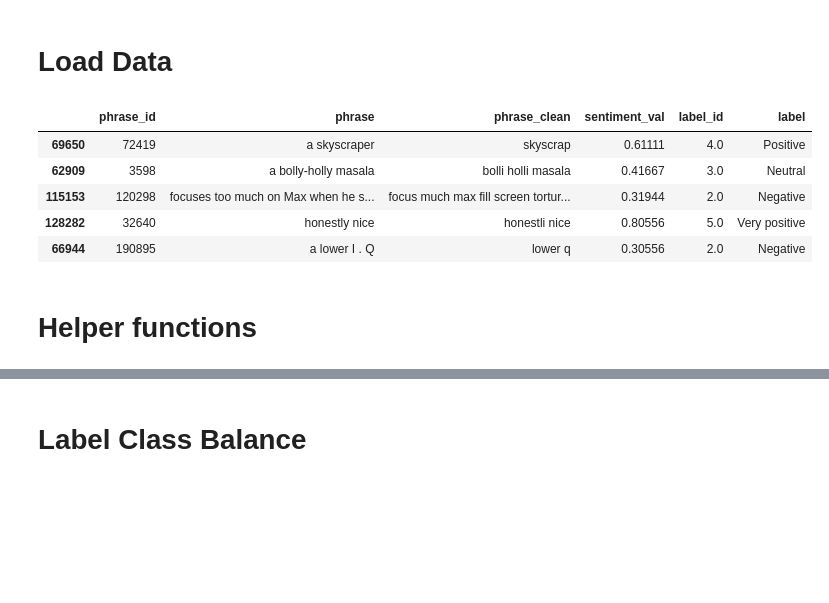
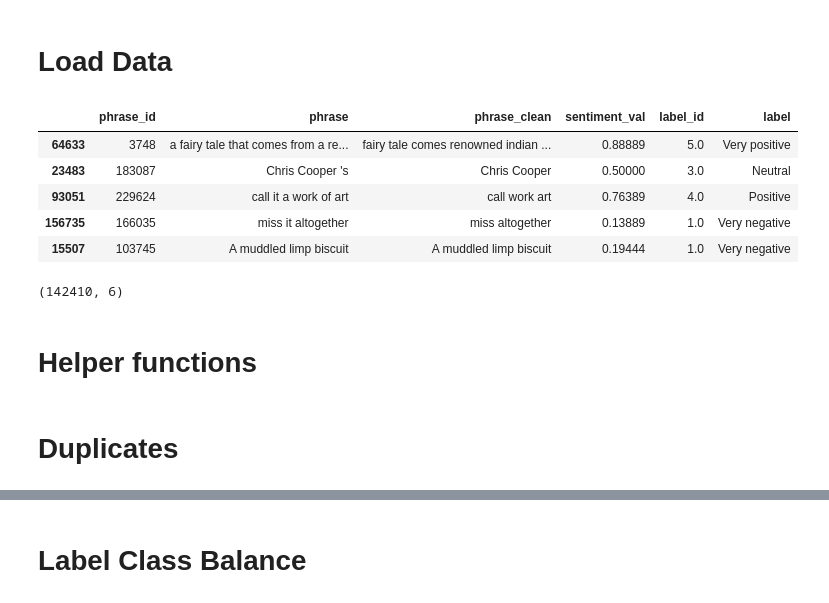
Before and after one commit to oaarnikoivu/dme-sentiment, a Jupyter notebook: EDA.ipynb, the cells around one changed output, grey strips where cells are left out. Cells and saved outputs as stored; diff of their text form; code cells hidden in the pictures; blank space fills up the shorter version.

```diff
--- a/EDA.ipynb
+++ b/EDA.ipynb
@@ -9,15 +20,19 @@ plt.style.use('bmh')
 # %% [markdown]
 # Load Data
 # %%
-df = DataLoader().create_dataframe(remove_duplicates=True, preprocess=True)
+df, _, _ = DataLoader().create_dataframe(preprocess=True, split=True, remove_duplicates=False)
 df.head()
 # %% [output]
 |  | phrase_id | phrase | phrase_clean | sentiment_val | label_id | label |
-| 69650 | 72419 | a skyscraper | skyscrap | 0.61111 | 4.0 | Positive |
-| 62909 | 3598 | a bolly-holly masala | bolli holli masala | 0.41667 | 3.0 | Neutral |
-| 115153 | 120298 | focuses too much on Max when he s... | focus much max fill screen tortur... | 0.31944 | 2.0 | Negative |
-| 128282 | 32640 | honestly nice | honestli nice | 0.80556 | 5.0 | Very positive |
-| 66944 | 190895 | a lower I . Q | lower q | 0.30556 | 2.0 | Negative |
+| 64633 | 3748 | a fairy tale that comes from a re... | fairy tale comes renowned indian ... | 0.88889 | 5.0 | Very positive |
+| 23483 | 183087 | Chris Cooper 's | Chris Cooper | 0.50000 | 3.0 | Neutral |
+| 93051 | 229624 | call it a work of art | call work art | 0.76389 | 4.0 | Positive |
+| 156735 | 166035 | miss it altogether | miss altogether | 0.13889 | 1.0 | Very negative |
+| 15507 | 103745 | A muddled limp biscuit | A muddled limp biscuit | 0.19444 | 1.0 | Very negative |
+# %%
+df.shape
+# %% [output]
+(142410, 6)
 # %% [markdown]
 # Helper functions
 # %%
@@ -57,3 +50,5 @@ def plot_stats(stats, xlabel, ylabel, title, save_fig=False):
 
     if save_fig:
         plt.savefig('mean_med', dpi=300)
+# %% [markdown]
+# Duplicates
```
Also changed, not shown: parts of 49 cells of this notebook, 3 other files.
